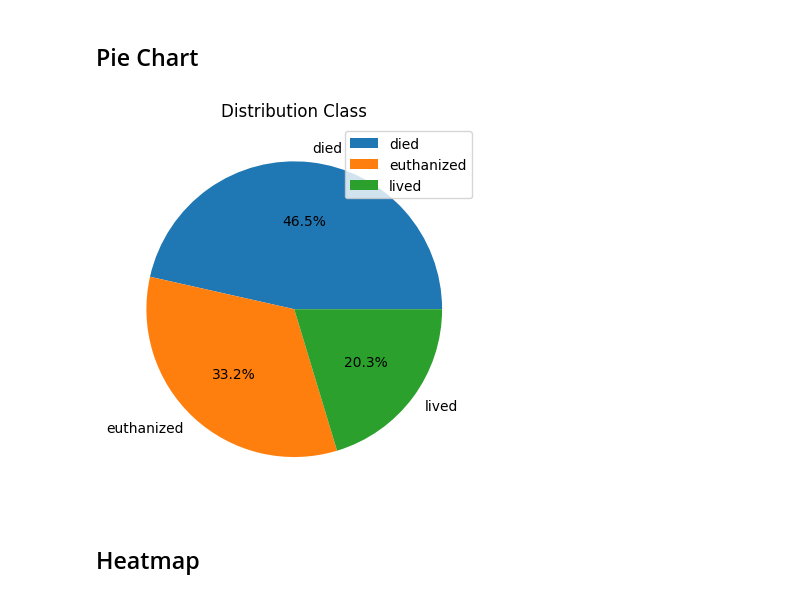
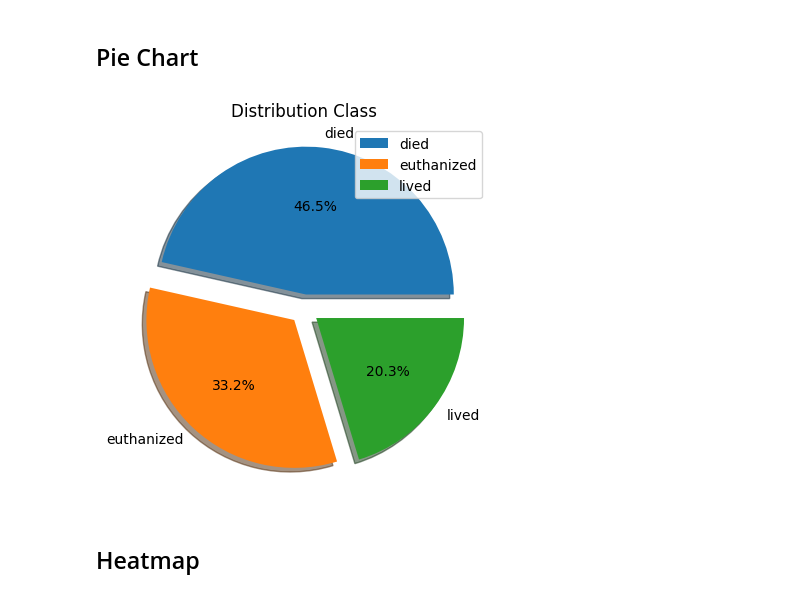
Before and after one commit to dhiiil/BCC-Prepocessing-n-EDA, a Jupyter notebook: Exploratory.ipynb, the cells around one changed output. Saved outputs shown, nothing was run; the diff lists cells and outputs as text; code cells hidden in the pictures.

```diff
--- a/Exploratory.ipynb
+++ b/Exploratory.ipynb
@@ -271,13 +299,14 @@ plt.grid()
 # %%
 label = horse_health_data["outcome"].unique()
 size = horse_health_data["outcome"].value_counts()
+explode_size = [0.1] * len(label)
 
-plt.pie(size, labels=label, autopct="%1.1f%%")
+plt.pie(size, labels=label, autopct="%1.1f%%", explode=explode_size, shadow=True)
 plt.title("Distribution Class")
 plt.legend()
 %matplotlib inline
 # %% [output]
-[figure, old version]
+[figure, new version]
 # %%
 # experiment
 # %% [markdown]
```
Also changed, not shown: parts of 25 cells of this notebook.
